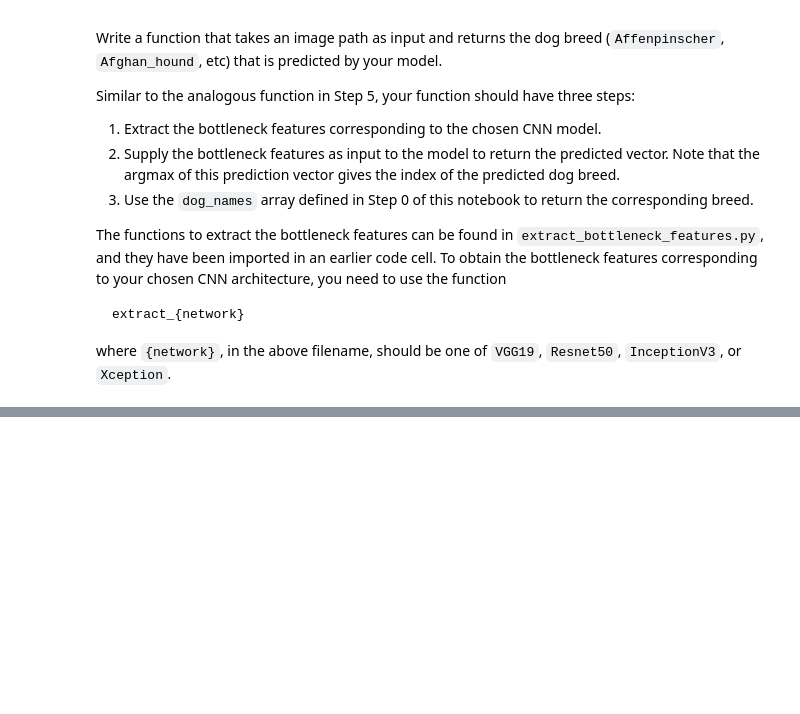
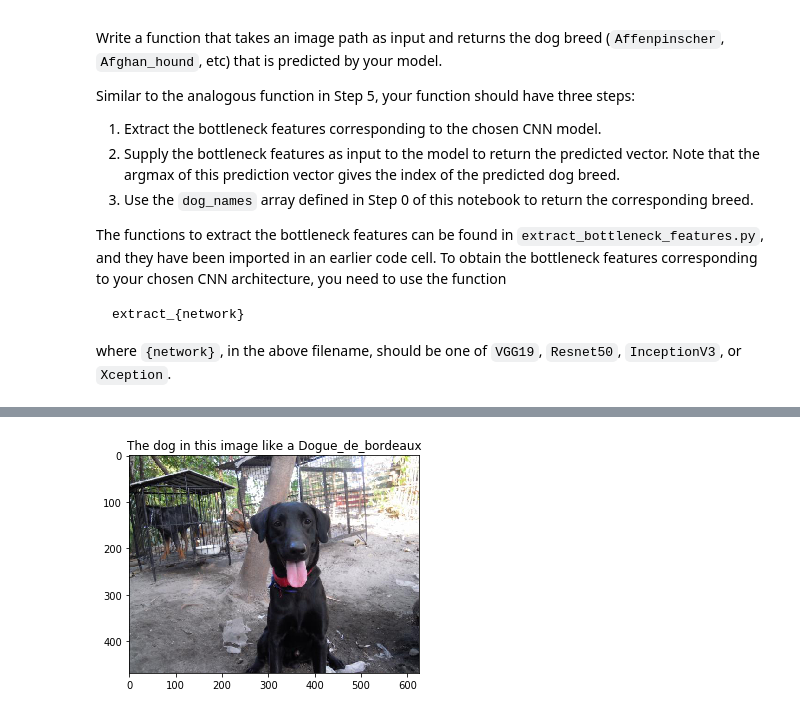
Before and after one commit to BridgeNB/dog-breed-classifier, a Jupyter notebook: dog_app.ipynb, the cells around one changed output, grey strips where cells are left out. Cells and saved outputs as stored; diff of their text form; code cells hidden in the pictures; blank space fills up the shorter version.

```diff
--- a/dog_app.ipynb
+++ b/dog_app.ipynb
@@ -599,6 +687,10 @@ where `{network}`, in the above filename, should be one of `VGG19`, `Resnet50`,
 # %%
 ### TODO: Write a function that takes a path to an image as input
 ### and returns the dog breed that is predicted by the model.
+def Xcep_dog_breed_predictor(img_path):
+    bottleneck_feature = extract_Xception(path_to_tensor(img_path))
+    predicted_vector = Xception_model.predict(bottleneck_feature)
+    return dog_names[np.argmax(predicted_vector)]
 # %% [markdown]
 ---
 <a id='step6'></a>
@@ -623,3 +712,24 @@ Some sample output for our algorithm is provided below, but feel free to design
+# %%
+### TODO: Write your algorithm.
+### Feel free to use as many code cells as needed.
+import matplotlib.pyplot as plt
+import matplotlib.image as mpimg
+
+def dog_breed_detector(img_path):
+    img = mpimg.imread(img_path)
+    _ = plt.imshow(img)
+    if face_detector(img_path):
+        plt.title("Human in this image like a %s" % Xcep_dog_breed_predictor(img_path))
+    elif dog_detector(img_path):
+        plt.title("The dog in this image like a %s" % Xcep_dog_breed_predictor(img_path))
+    else:
+        print("This image includes neither a dog or a human. Please input a valid image")
+    plt.show()
+    return
+# %%
+dog_breed_detector("images/Labrador.jpg")
+# %% [output]
+[figure, added]
 # %% [markdown]
 ---
 <a id='step7'></a>
```
Also changed, not shown: parts of 21 cells of this notebook, 7 other files.
